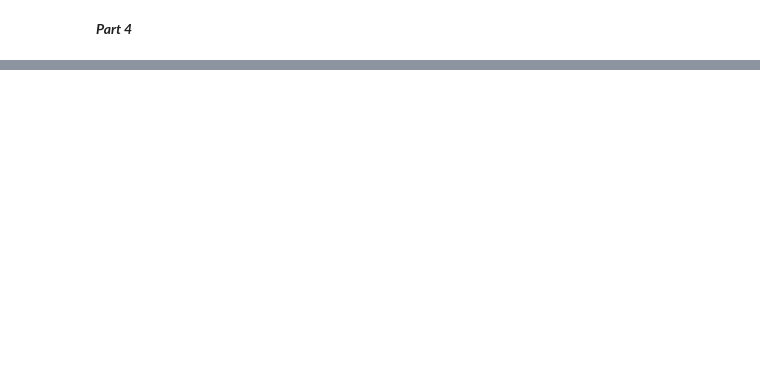
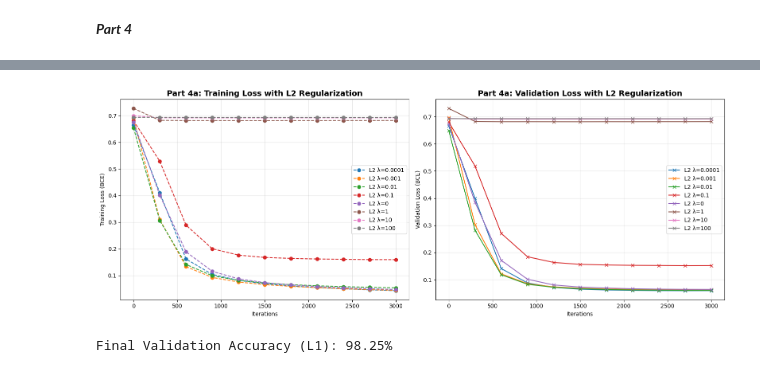
Before and after one commit to MahadAhmed25/4AL3, a Jupyter notebook: assignments/A3/Assignment3_starter.ipynb, the cells around one changed output, grey strips where cells are left out. Saved outputs shown, nothing was run; the diff lists cells and outputs as text; code cells hidden in the pictures; blank space fills up the shorter version.

```diff
--- a/assignments/A3/Assignment3_starter.ipynb
+++ b/assignments/A3/Assignment3_starter.ipynb
@@ -752,11 +777,11 @@ def train_with_minibatch_l1(model, criterion, optimizer, X_train, y_train, X_val
 
     return train_losses, val_losses, iterations
 # %%
-LAMBDA_L2_VALUES =
-LEARNING_RATE_L2 =
-NUM_ITERATIONS_L2 =
-BATCH_SIZE_L2 =
-CHECK_EVERY_L2 =
+LAMBDA_L2_VALUES = [1e-4, 1e-3, 1e-2, 1e-1, 0, 1, 10, 100]
+LEARNING_RATE_L2 = 1e-2
+NUM_ITERATIONS_L2 = 3000
+BATCH_SIZE_L2 = 32
+CHECK_EVERY_L2 = NUM_ITERATIONS_L2 // 10
 
 l2_results = {}
 
@@ -764,7 +789,9 @@ for lambda_l2 in LAMBDA_L2_VALUES:
     print(f"\n--- Training with L2 λ = {lambda_l2} ---")
 
     # CODE HERE: Initialize & train the model (use original FeedForwardNet, no dropout)
-    model =
+    model = FeedForwardNet(input_size=input_features)
+    criterion = nn.BCEWithLogitsLoss()
+    optimizer = optim.SGD(model.parameters(), lr=LEARNING_RATE_L2, weight_decay=lambda_l2)
 
     train_losses, val_losses, iterations = train_with_minibatch_l2(
         model, criterion, optimizer,
@@ -773,7 +800,7 @@ for lambda_l2 in LAMBDA_L2_VALUES:
     )
 
     # CODE HERE: Calculate final validation accuracy
-    final_accuracy =
+    final_accuracy = calculate_accuracy(model, X_val_t, y_val_t)
 
     # Store results
     l2_results[lambda_l2] = {
@@ -788,32 +833,53 @@ for lambda_l2 in LAMBDA_L2_VALUES:
 # %%
 fig, axes = plt.subplots(1, 2, figsize=(16, 6))
 
 # TODO: Plot training/validation loss for all L2 values
 # CODE HERE: Inject points to plots
+# training losses
+for lambda_l2, results in l2_results.items():
+    axes[0].plot(
+        results['iterations'],
+        results['train_losses'],
+        label=f"L2 λ={lambda_l2}",
+        marker='o',
+        linestyle='--'
+    )
+
 
 axes[0].set_title('Part 4a: Training Loss with L2 Regularization', fontsize=14, fontweight='bold')
 axes[0].set_xlabel('Iterations')
 axes[0].set_ylabel('Training Loss (BCE)')
 axes[0].legend()
 axes[0].grid(True, alpha=0.3)
 
 # CODE HERE: Inject points to plots
+# validation loss plot
+for lambda_l2, results in l2_results.items():
+    axes[1].plot(
+        results['iterations'],
+        results['val_losses'],
+        label=f"L2 λ={lambda_l2}",
+        marker='x',
+        linestyle='-'
+    )
 
 axes[1].set_title('Part 4a: Validation Loss with L2 Regularization', fontsize=14, fontweight='bold')
 axes[1].set_xlabel('Iterations')
 axes[1].set_ylabel('Validation Loss (BCE)')
 axes[1].legend()
 axes[1].grid(True, alpha=0.3)
 
 plt.tight_layout()
 plt.show()
+# %% [output]
+[figure, added]
 # %%
 LAMBDA_L1 = 1e-4
 
 # CODE HERE : Initialize model, criterion, and optimizer for L1 experiment
-model_l1 =
-criterion_l1 =
-optimizer_l1 =
+model_l1 = FeedForwardNet(input_size=input_features)
+criterion_l1 = nn.BCEWithLogitsLoss()
+optimizer_l1 = optim.SGD(model_l1.parameters(), lr=LEARNING_RATE_L2)
 
 # Train with L1
 train_losses_l1, val_losses_l1, iterations_l1 = train_with_minibatch_l1(
@@ -823,9 +889,11 @@ train_losses_l1, val_losses_l1, iterations_l1 = train_with_minibatch_l1(
 )
 
 # CODE HERE: Calculate final validation accuracy for L1 model
-final_accuracy_l1 =
+final_accuracy_l1 = calculate_accuracy(model_l1, X_val_t, y_val_t)
 
 print(f"Final Validation Accuracy (L1): {final_accuracy_l1*100:.2f}%")
+# %% [output]
+Final Validation Accuracy (L1): 98.25%
 # %%
 fig, axes = plt.subplots(1, 2, figsize=(16, 6))
 
```
Also changed, not shown: parts of 20 cells of this notebook, 1 other file.
